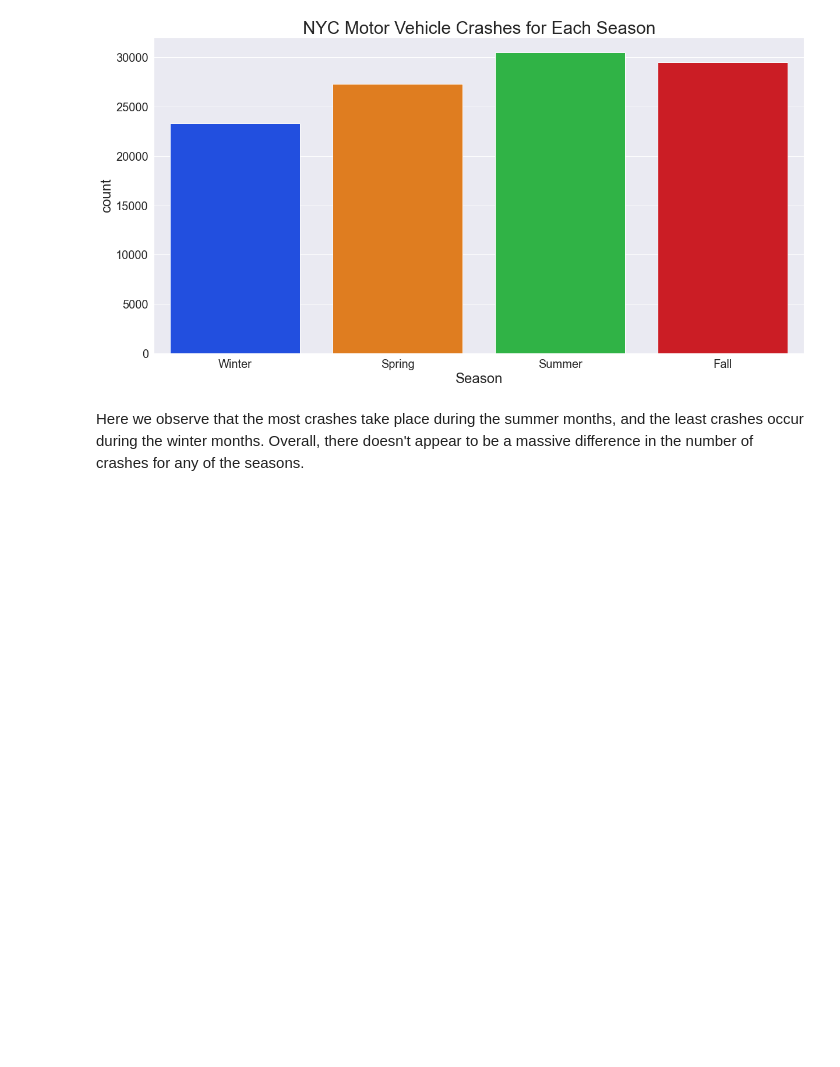
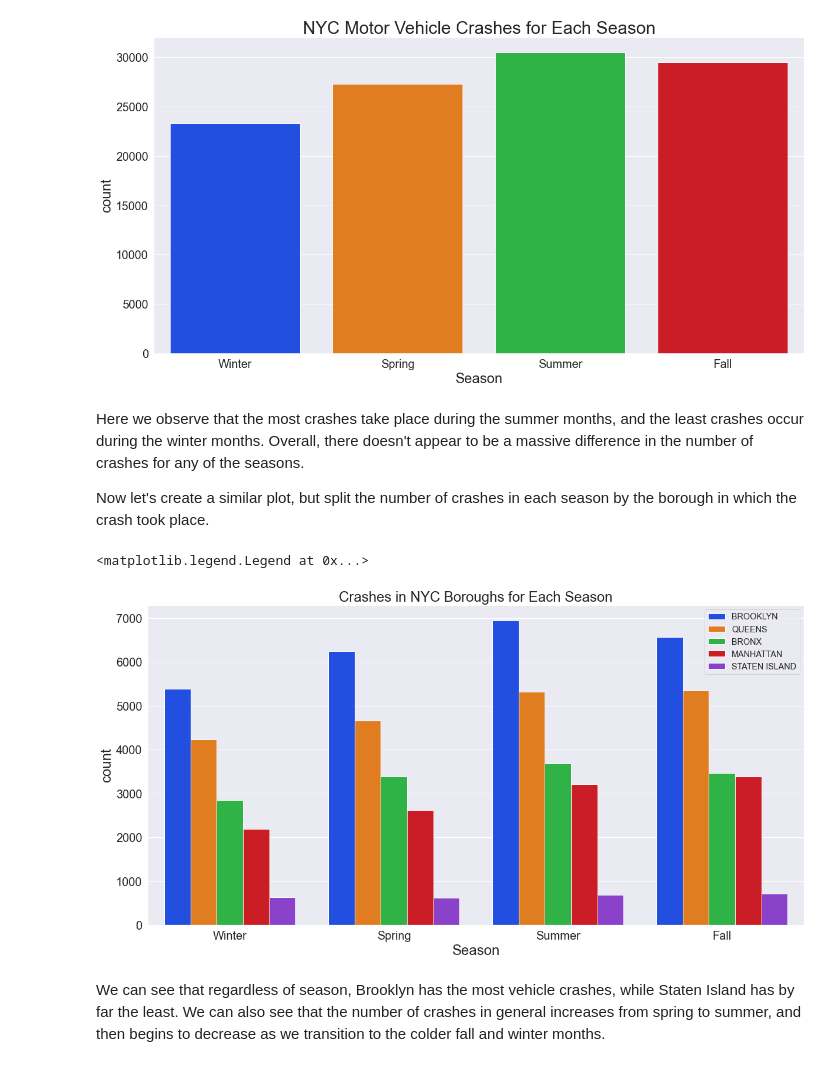
Before and after one commit to statds/nyc-open-data-presentation-nyc-crash-visualization-analysis, a Jupyter notebook: NYC_2021_Crash_Visualizations.ipynb, the cells around one changed output. Drawn from its saved outputs; the diff is of its cells as text; code cells hidden in the pictures; blank space fills up the shorter version.

Commit message:
add another visualization

```diff
--- a/NYC_2021_Crash_Visualizations.ipynb
+++ b/NYC_2021_Crash_Visualizations.ipynb
@@ -45,3 +45,18 @@ Text(0.5, 1.0, 'NYC Motor Vehicle Crashes for Each Season')
 # %% [markdown]
 Here we observe that the most crashes take place during the summer months, and the least crashes occur during the winter
 months. Overall, there doesn't appear to be a massive difference in the number of crashes for any of the seasons.
+
+Now let's create a similar plot, but split the number of crashes in each season by the borough in which the crash took place.
+# %%
+plt.figure(figsize = (20, 10))
+
+sns.countplot(x = 'Season', data = nyc_crash_2021, hue = 'BOROUGH')
+plt.title('Crashes in NYC Boroughs for Each Season', fontsize = 24)
+plt.legend(fontsize = 'large')
+# %% [output]
+<matplotlib.legend.Legend at 0x...>
+[figure, added]
+# %% [markdown]
+We can see that regardless of season, Brooklyn has the most vehicle crashes, while Staten Island has by far the least.
+We can also see that the number of crashes in general increases from spring to summer, and then begins to decrease as we
+transition to the colder fall and winter months.
```
